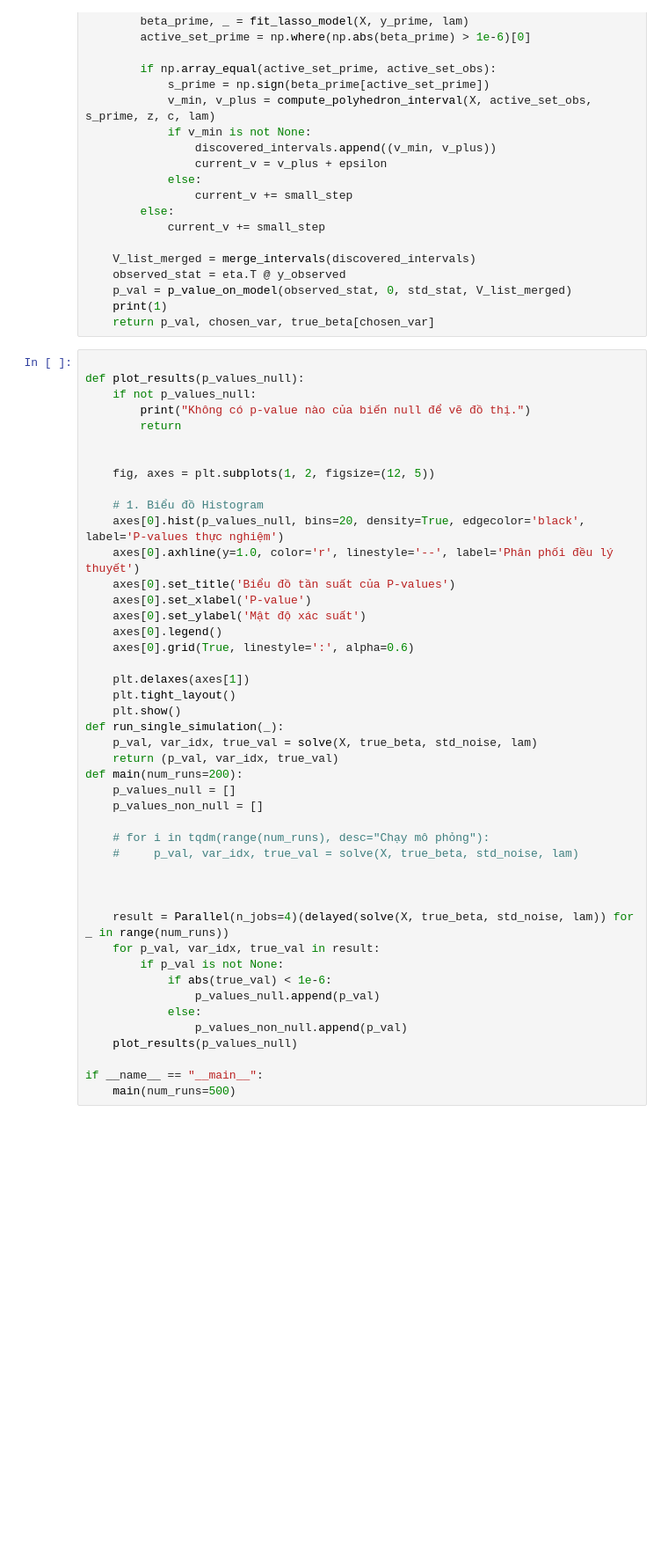
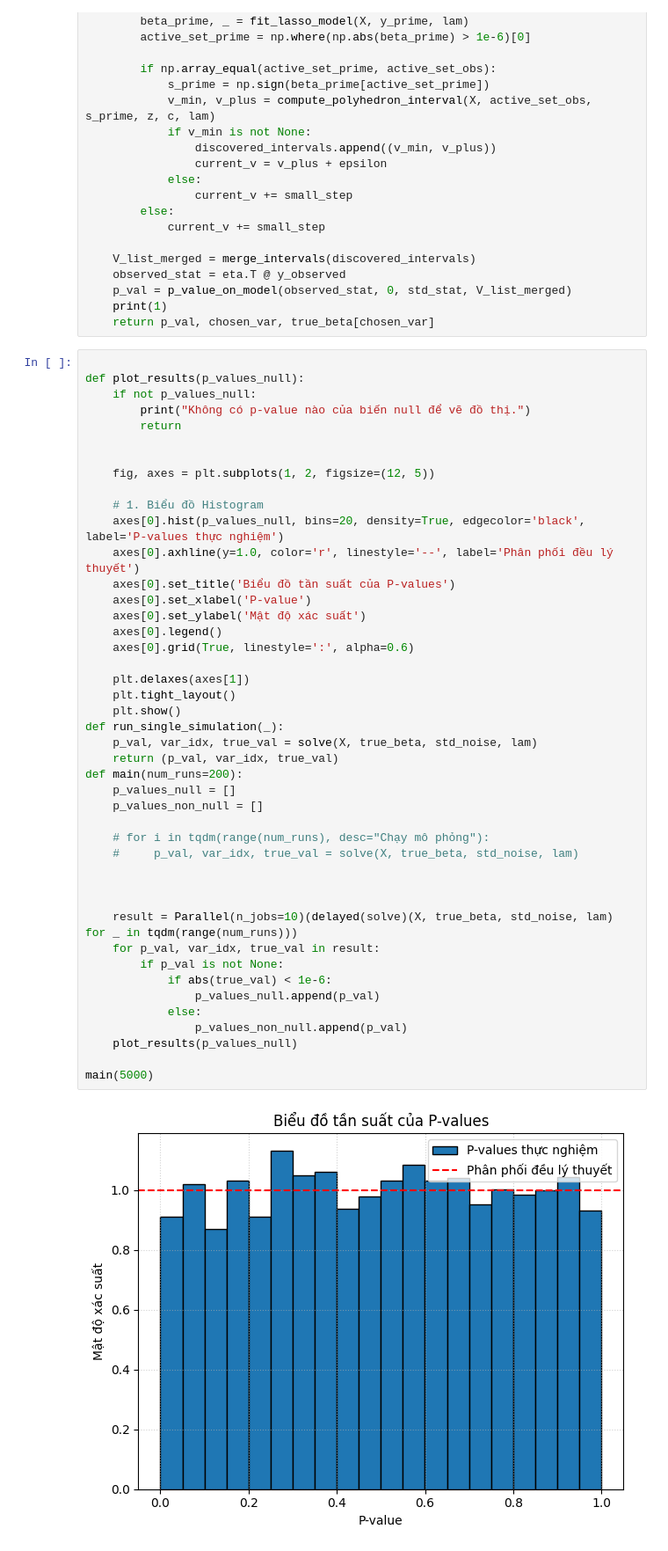
Before and after one commit to badaycona/TryBotasaurus, a Jupyter notebook: Lopthayduy/lasso_outlined.ipynb, the cells around one changed output. Shown at 88% size. Cells and saved outputs as stored; diff of their text form; blank space fills up the shorter version.

```diff
--- a/Lopthayduy/lasso_outlined.ipynb
+++ b/Lopthayduy/lasso_outlined.ipynb
@@ -180,33 +187,34 @@ def plot_results(p_values_null):
     axes[0].axhline(y=1.0, color='r', linestyle='--', label='Phân phối đều lý thuyết')
     axes[0].set_title('Biểu đồ tần suất của P-values')
     axes[0].set_xlabel('P-value')
     axes[0].set_ylabel('Mật độ xác suất')
     axes[0].legend()
     axes[0].grid(True, linestyle=':', alpha=0.6)
 
     plt.delaxes(axes[1])
     plt.tight_layout()
     plt.show()
 def run_single_simulation(_):
     p_val, var_idx, true_val = solve(X, true_beta, std_noise, lam)
     return (p_val, var_idx, true_val)
 def main(num_runs=200):
     p_values_null = []
     p_values_non_null = []
 
     # for i in tqdm(range(num_runs), desc="Chạy mô phỏng"):
     #     p_val, var_idx, true_val = solve(X, true_beta, std_noise, lam)
 
 
 
-    result = Parallel(n_jobs=4)(delayed(solve(X, true_beta, std_noise, lam)) for _ in range(num_runs))
+    result = Parallel(n_jobs=10)(delayed(solve)(X, true_beta, std_noise, lam) for _ in tqdm(range(num_runs)))
     for p_val, var_idx, true_val in result:
         if p_val is not None:
             if abs(true_val) < 1e-6:
                 p_values_null.append(p_val)
             else:
                 p_values_non_null.append(p_val)
     plot_results(p_values_null)
 
-if __name__ == "__main__":
-    main(num_runs=500)
+main(5000)
+# %% [output]
+[figure, added]
```
Also changed, not shown: parts of 1 cell of this notebook, 29 other files.
